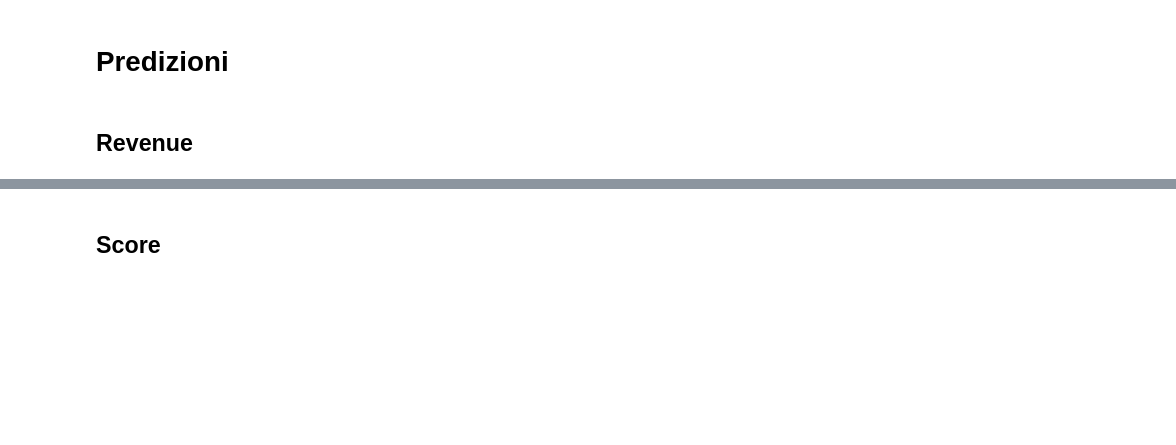
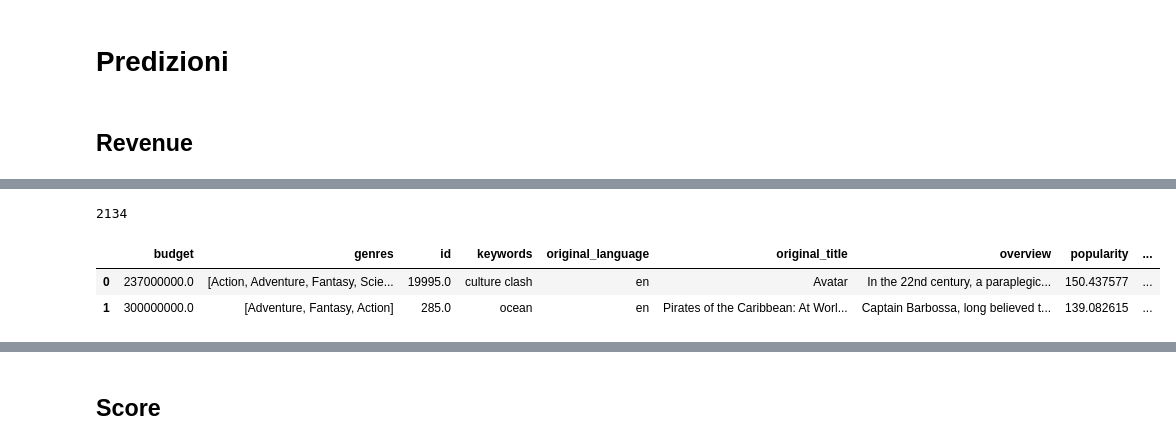
Before and after one commit to flenz00/TMDB-Movies, a Jupyter notebook: pulito.ipynb, the cells around one changed output, grey strips where cells are left out. Saved outputs shown, nothing was run; the diff lists cells and outputs as text; code cells hidden in the pictures; blank space fills up the shorter version.

```diff
--- a/pulito.ipynb
+++ b/pulito.ipynb
@@ -684,9 +690,3 @@ def prepare(temp):
 
     return temp
 new_temp= prepare(supertest)
-# %%
-""" new_temp['genres'] = new_temp['genres'].apply(lambda x : x[0] if len(x) > 0 else None)
-new_temp['keywords'] = new_temp['keywords'].apply(lambda x : x[0] if len(x) > 0 else None)
-new_temp['production_countries'] = new_temp['production_countries'].apply(lambda x : x[0] if len(x) > 0 else None)
-new_temp['production_companies'] = new_temp['production_companies'].apply(lambda x : x[0] if len(x) > 0 else None) """
-new_temp.head(1)
@@ -745,2 +693,6 @@ new_temp.head(2)
+# %%
+new_temp=pd.merge(new_temp,cast,on="id",how="inner")
+# %%
+new_temp=new_temp.drop('actors', axis=1)
 # %%
 new_temp.head(1)
@@ -747 +739,46 @@ new_temp.head(1)
+# %%
+len(directors)
+# %% [output]
+2134
+# %%
+#genres
+df=pd.DataFrame( {'genres': new_temp['genres']})
+df= pd.get_dummies(df.genres.apply(pd.Series).stack()).sum(level=0)
+new_temp = pd.concat([new_temp,df],axis = 1)
+
+#keywords
+df=pd.DataFrame( {'keywords': new_temp['keywords']})
+df= pd.get_dummies(df.keywords.apply(pd.Series).stack()).sum(level=0)
+new_temp = pd.concat([new_temp,df],axis = 1)
+
+#production companies
+df=pd.DataFrame( {'production_companies': new_temp['production_companies']})
+df= pd.get_dummies(df.production_companies.apply(pd.Series).stack()).sum(level=0)
+new_temp = pd.concat([new_temp,df],axis = 1)
+
+#production countries
+df=pd.DataFrame( {'production_countries': new_temp['production_countries']})
+df= pd.get_dummies(df.production_countries.apply(pd.Series).stack()).sum(level=0)
+new_temp = pd.concat([new_temp,df],axis = 1)
+
+""" #actors
+best_actors= pd.Series(actors).value_counts()[:15].sort_values(ascending=True)
+df=pd.DataFrame( {'actors': best_actors})
+df= pd.get_dummies(df.actors.apply(pd.Series).stack()).sum(level=0)
+new_temp = pd.concat([new_temp,df],axis = 1) """
+
+#director
+best_director= pd.Series(directors).value_counts()[:2130].sort_values(ascending=True)
+df=pd.DataFrame( {'director': best_director})
+df= pd.get_dummies(df.director.apply(pd.Series).stack()).sum(level=0)
+new_temp = pd.concat([new_temp,df],axis = 1)
+
+""" DIO=pd.get_dummies(new_temp,columns=['director'])
+new_temp=pd.concat([new_temp,DIO], axis=1) """
+
+new_temp.head(2)
+# %% [output]
+|  | budget | genres | id | keywords | original_language | original_title | overview | popularity | ... |
+| 0 | 237000000.0 | [Action, Adventure, Fantasy, Scie... | 19995.0 | culture clash | en | Avatar | In the 22nd century, a paraplegic... | 150.437577 | ... |
+| 1 | 300000000.0 | [Adventure, Fantasy, Action] | 285.0 | ocean | en | Pirates of the Caribbean: At Worl... | Captain Barbossa, long believed t... | 139.082615 | ... |
 # %%
```
Also changed, not shown: parts of 38 cells of this notebook.
